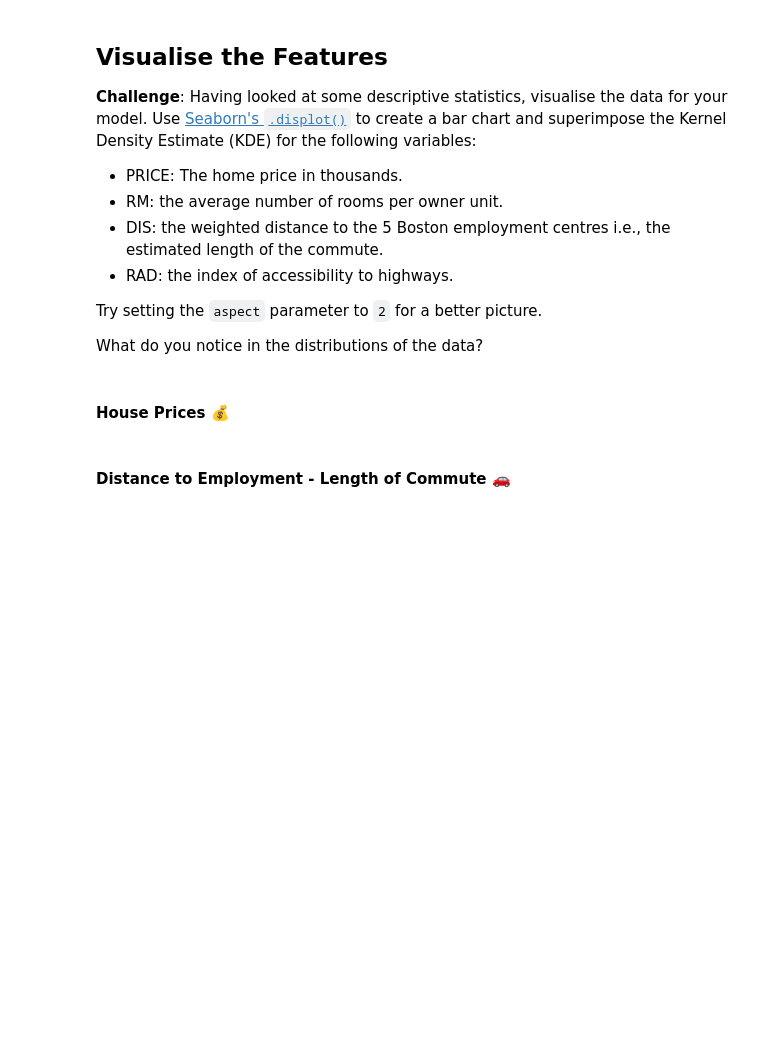
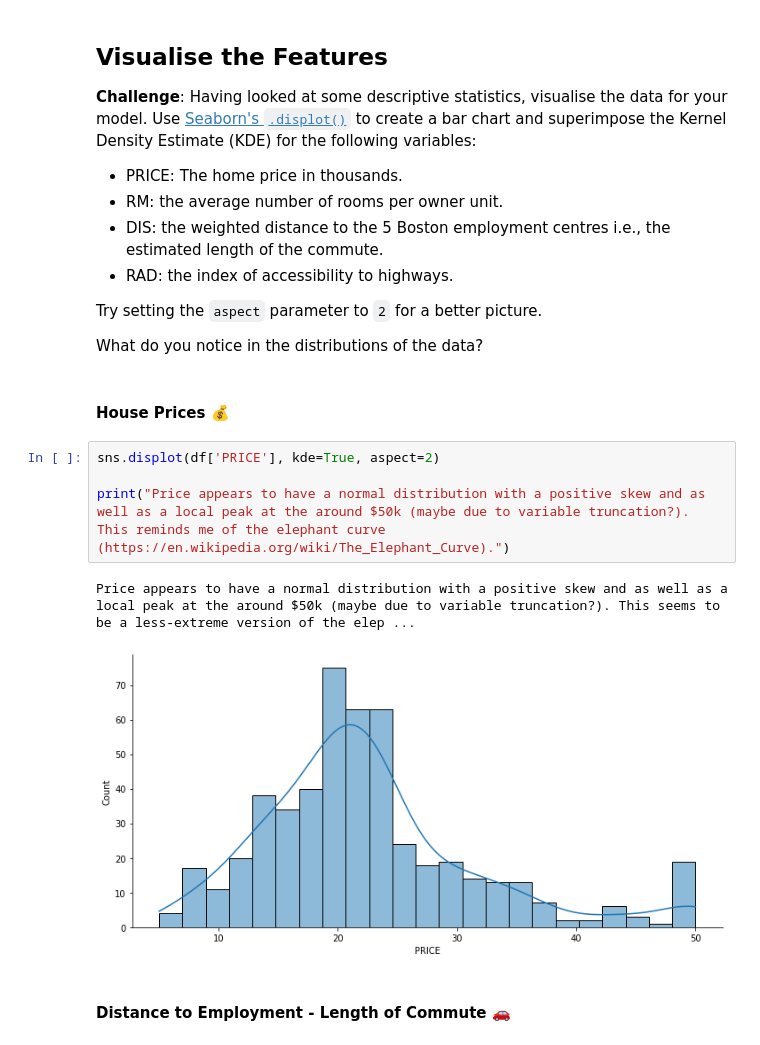
Before and after one commit to tomweinandy/100DaysOfCode, a Jupyter notebook: Projects/Day080/Multivariable_Regression_and_Valuation_Model.ipynb, the cells around one changed output. Saved outputs shown, nothing was run; the diff lists cells and outputs as text; blank space fills up the shorter version.

Commit message:
Show variable distributions

```diff
--- a/Projects/Day080/Multivariable_Regression_and_Valuation_Model.ipynb
+++ b/Projects/Day080/Multivariable_Regression_and_Valuation_Model.ipynb
@@ -179,5 +179,12 @@ Try setting the `aspect` parameter to `2` for a better picture.
 What do you notice in the distributions of the data?
 # %% [markdown]
 #### House Prices 💰
+# %%
+sns.displot(df['PRICE'], kde=True, aspect=2)
+
+print("Price appears to have a normal distribution with a positive skew and as well as a local peak at the around $50k (maybe due to variable truncation?). This reminds me of the elephant curve (https://en.wikipedia.org/wiki/The_Elephant_Curve).")
+# %% [output]
+Price appears to have a normal distribution with a positive skew and as well as a local peak at the around $50k (maybe due to variable truncation?). This seems to be a less-extreme version of the elep ...
+[figure, added]
 # %% [markdown]
 #### Distance to Employment - Length of Commute 🚗
```
Also changed, not shown: parts of 6 cells of this notebook.
